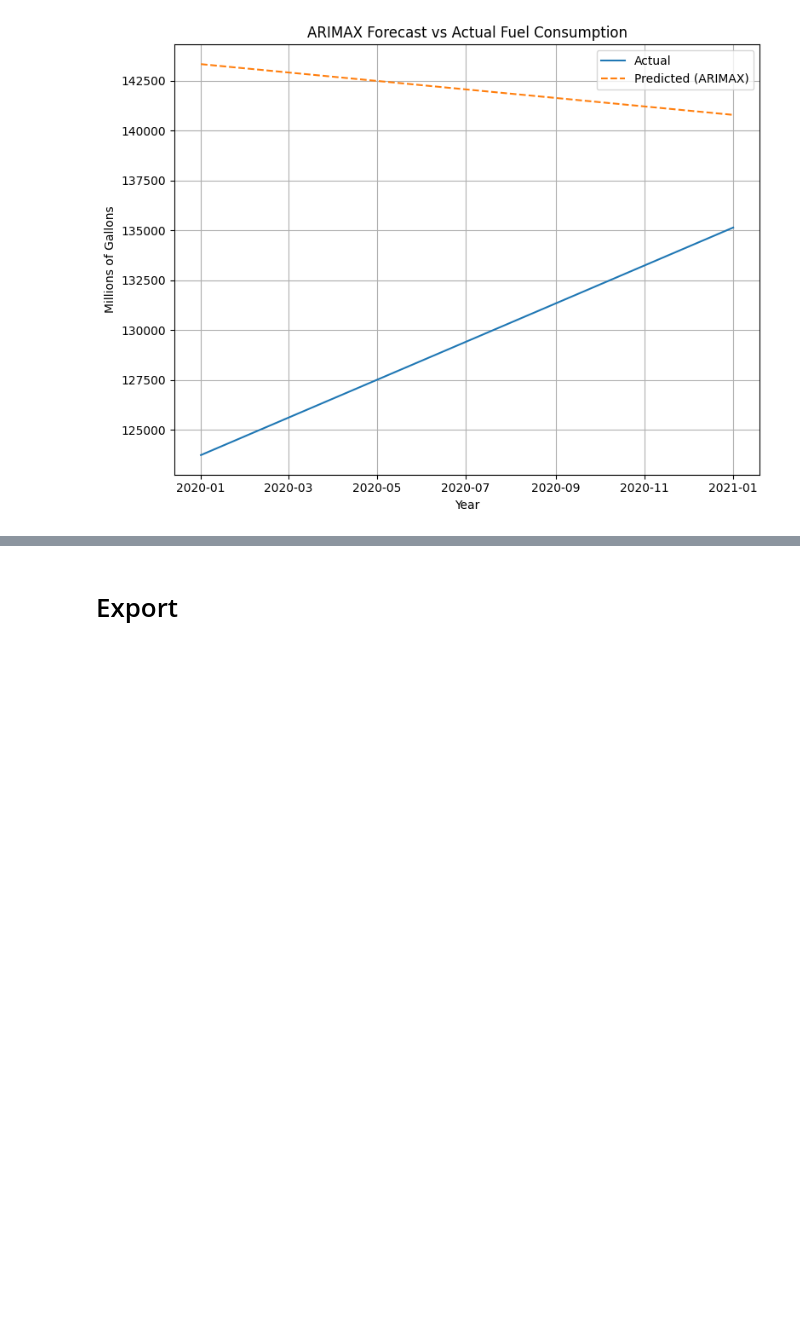
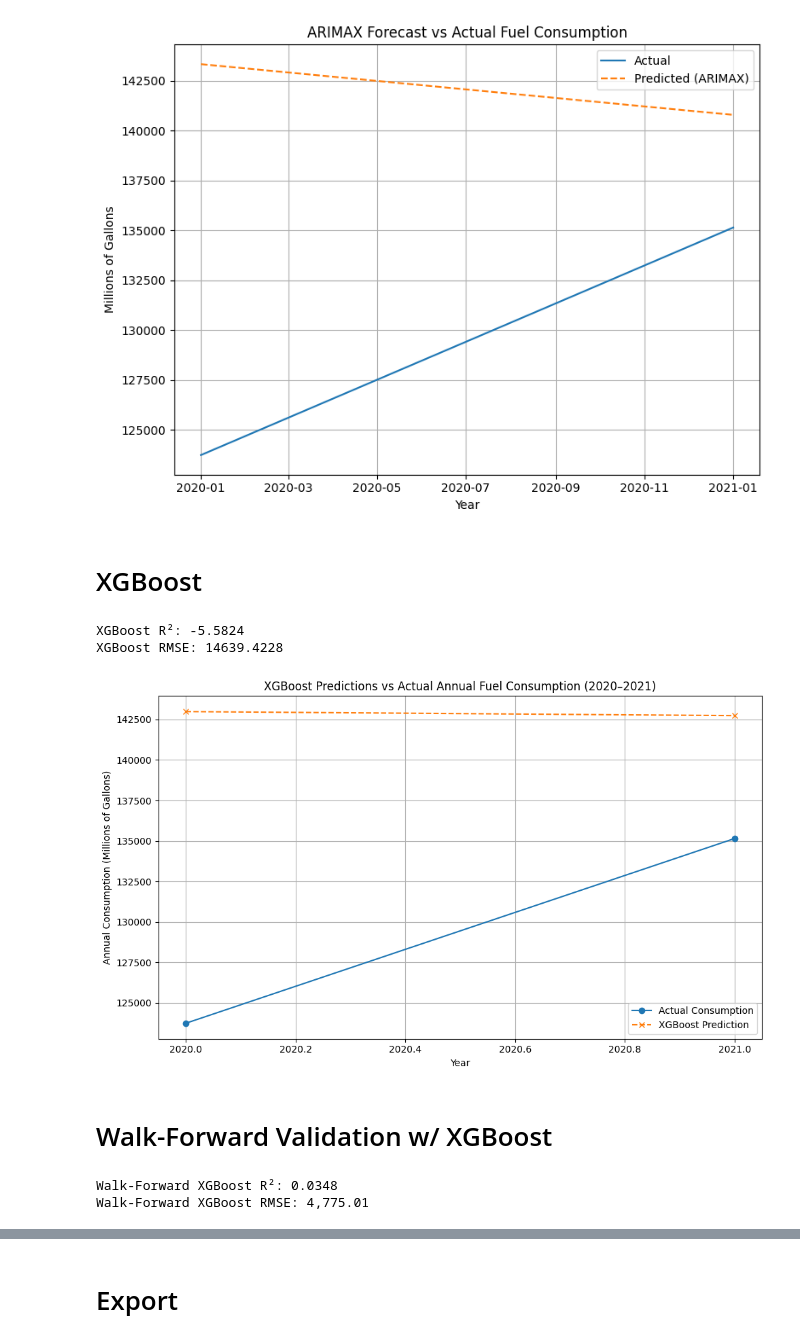
Before and after one commit to nikolasleeb/INFO523_FinalProject, a Jupyter notebook: FEVRC_Analysis/FEVRC_Notebook(20-21).ipynb, the cells around one changed output, grey strips where cells are left out. Saved outputs shown, nothing was run; the diff lists cells and outputs as text; code cells hidden in the pictures; blank space fills up the shorter version.

```diff
--- a/FEVRC_Analysis/FEVRC_Notebook(20-21).ipynb
+++ b/FEVRC_Analysis/FEVRC_Notebook(20-21).ipynb
@@ -364,3 +358,5 @@ plt.tight_layout()
 plt.show()
 # %% [output]
 [figure]
+# %% [markdown]
+# XGBoost
@@ -366,0 +387,78 @@ plt.show()
+# %%
+# Predict
+y_pred_xgb = model_xgb.predict(dtest)
+
+# Evaluate
+from sklearn.metrics import r2_score, mean_squared_error
+
+r2 = r2_score(y_test, y_pred_xgb)
+rmse = np.sqrt(mean_squared_error(y_test, y_pred_xgb))
+
+print(f"XGBoost R²: {r2:.4f}")
+print(f"XGBoost RMSE: {rmse:.4f}")
+# %% [output]
+XGBoost R²: -5.5824
+XGBoost RMSE: 14639.4228
+# %%
+# Optional: set years for x-axis if available
+years = df[(df['Year'] >= 2020) & (df['Year'] <= 2021)]['Year'].values
+
+# Plot actual vs predicted
+plt.figure(figsize=(10, 6))
+plt.plot(years, y_test, marker='o', label='Actual Consumption')
+plt.plot(years, y_pred_xgb, marker='x', linestyle='--', label='XGBoost Prediction')
+
+plt.title('XGBoost Predictions vs Actual Annual Fuel Consumption (2020–2021)')
+plt.xlabel('Year')
+plt.ylabel('Annual Consumption (Millions of Gallons)')
+plt.legend()
+plt.grid(True)
+plt.tight_layout()
+plt.show()
+# %% [output]
+[figure, added]
+# %% [markdown]
+# Walk-Forward Validation w/ XGBoost
+# %%
+from xgboost import XGBRegressor
+
+# Ensure data is sorted
+df = df.sort_values('Year')
+
+# Store predictions and actuals
+predictions = []
+actuals = []
+years = []
+
+# Walk-forward from year 2000 to 2020
+for year in range(2000, 2021):  # Ends testing on 2020
+    train_df = df[df['Year'] < year]
+    test_df = df[df['Year'] == year]
+
+    if test_df.empty:
+        continue  # Skip if no test data for this year
+
+    X_train = train_df[['Licensed_Drivers', 'AvgFuelEconomy']]
+    y_train = train_df['AnnualConsumption(Millions of Gallons)']
+    X_test = test_df[['Licensed_Drivers', 'AvgFuelEconomy']]
+    y_test = test_df['AnnualConsumption(Millions of Gallons)']
+
+    # Train XGBoost model
+    model = XGBRegressor(objective='reg:squarederror', n_estimators=100)
+    model.fit(X_train, y_train)
+
+    y_pred = model.predict(X_test)
+
+    predictions.extend(y_pred)
+    actuals.extend(y_test.values)
+    years.extend(test_df['Year'].values)
+
+# Final evaluation
+r2 = r2_score(actuals, predictions)
+rmse = np.sqrt(mean_squared_error(actuals, predictions))
+
+print(f"Walk-Forward XGBoost R²: {r2:.4f}")
+print(f"Walk-Forward XGBoost RMSE: {rmse:,.2f}")
+# %% [output]
+Walk-Forward XGBoost R²: 0.0348
+Walk-Forward XGBoost RMSE: 4,775.01
```
Also changed, not shown: parts of 6 cells of this notebook, 1 other file.
